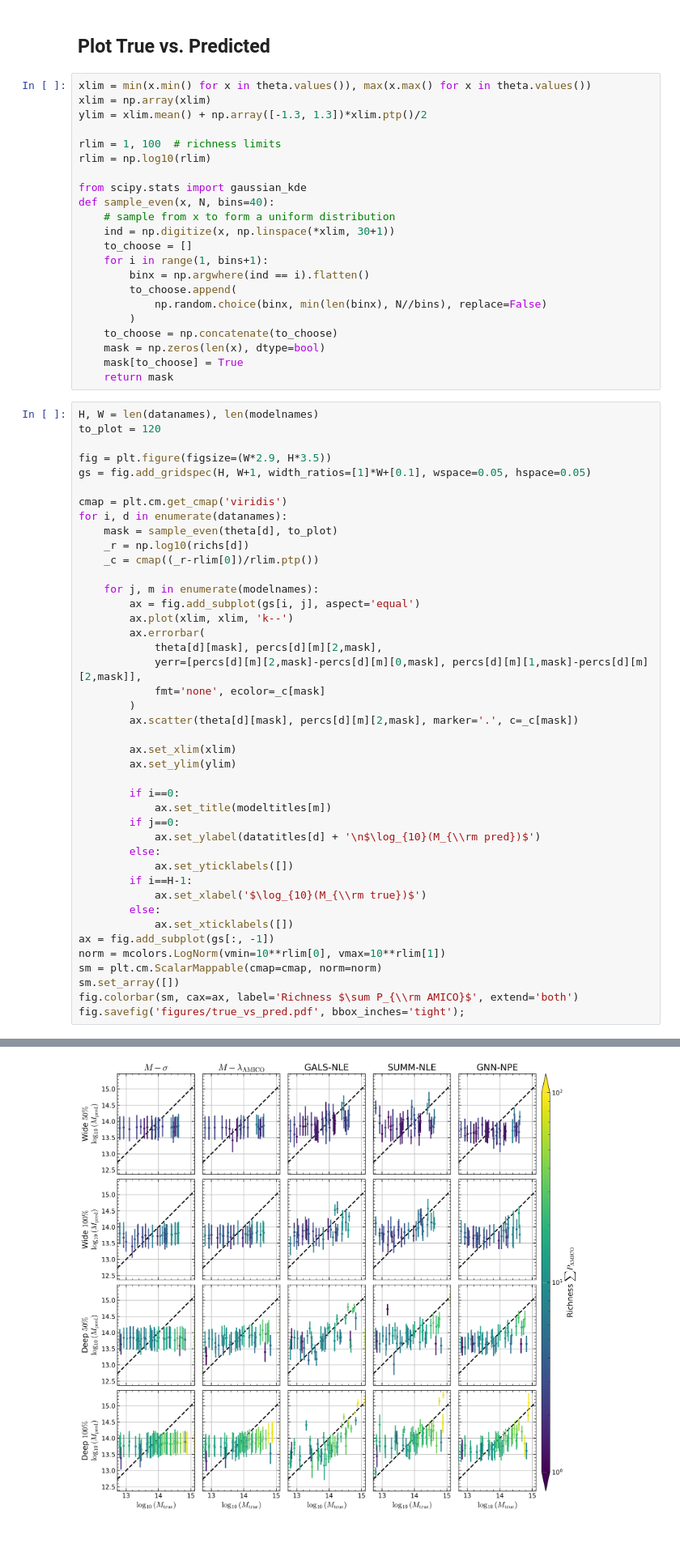
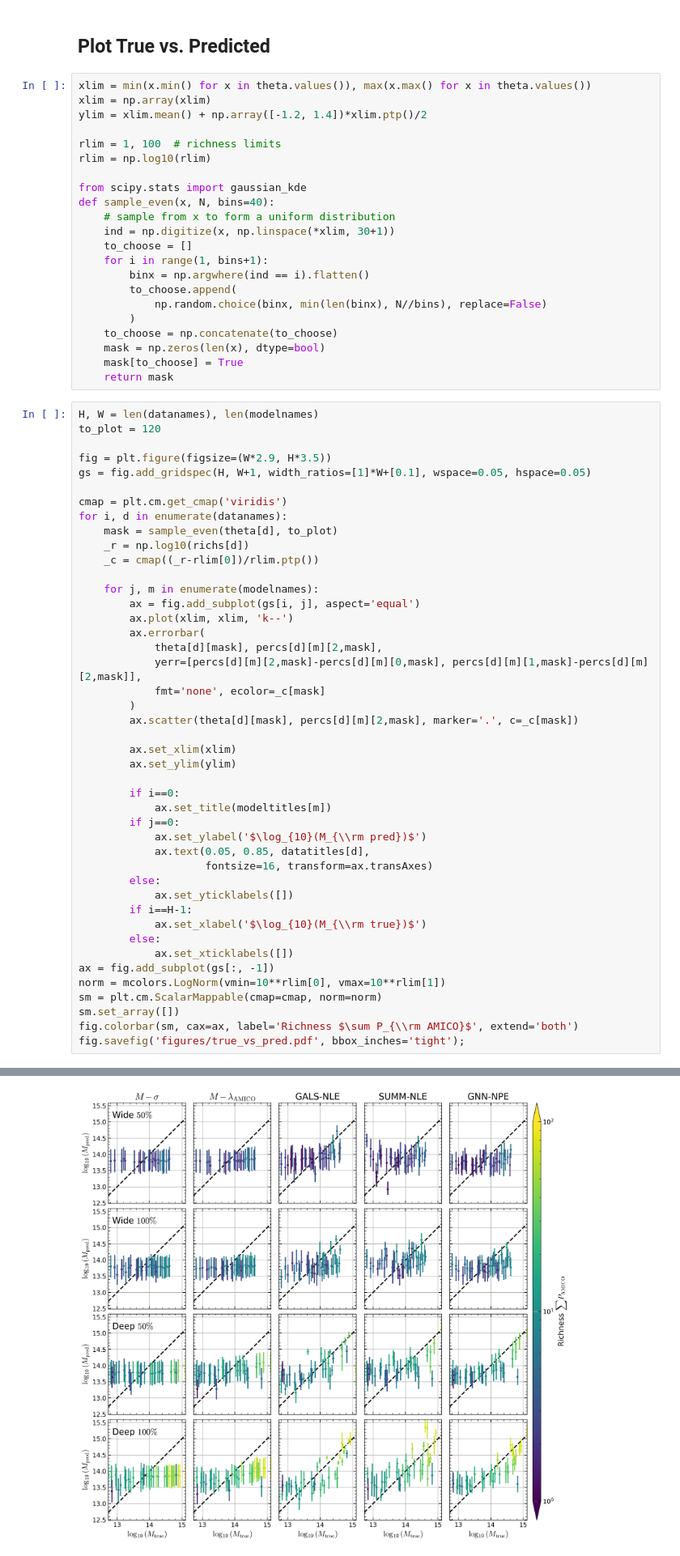
Before and after one commit to maho3/cl-ml-euclid, a Jupyter notebook: paper.ipynb, the cells around one changed output, grey strips where cells are left out. Shown at 81% size. Cells and saved outputs as stored; diff of their text form.

```diff
--- a/paper.ipynb
+++ b/paper.ipynb
@@ -280,7 +280,7 @@ dC100
 # %%
 xlim = min(x.min() for x in theta.values()), max(x.max() for x in theta.values())
 xlim = np.array(xlim)
-ylim = xlim.mean() + np.array([-1.3, 1.3])*xlim.ptp()/2
+ylim = xlim.mean() + np.array([-1.2, 1.4])*xlim.ptp()/2
 
 rlim = 1, 100  # richness limits
 rlim = np.log10(rlim)
@@ -328,7 +328,9 @@ for i, d in enumerate(datanames):
         if i==0:
             ax.set_title(modeltitles[m])
         if j==0:
-            ax.set_ylabel(datatitles[d] + '\n$\log_{10}(M_{\\rm pred})$')
+            ax.set_ylabel('$\log_{10}(M_{\\rm pred})$')
+            ax.text(0.05, 0.85, datatitles[d],
+                    fontsize=16, transform=ax.transAxes)
         else:
             ax.set_yticklabels([])
         if i==H-1:
@@ -346,4 +347,4 @@ fig.savefig('figures/true_vs_pred.pdf', bbox_inches='tight');
-[figure, old version]
+[figure, new version]
 # %% [markdown]
 ## Scatter vs Richness, Redshift
 # %% [markdown]
```
Also changed, not shown: parts of 1 cell of this notebook.
